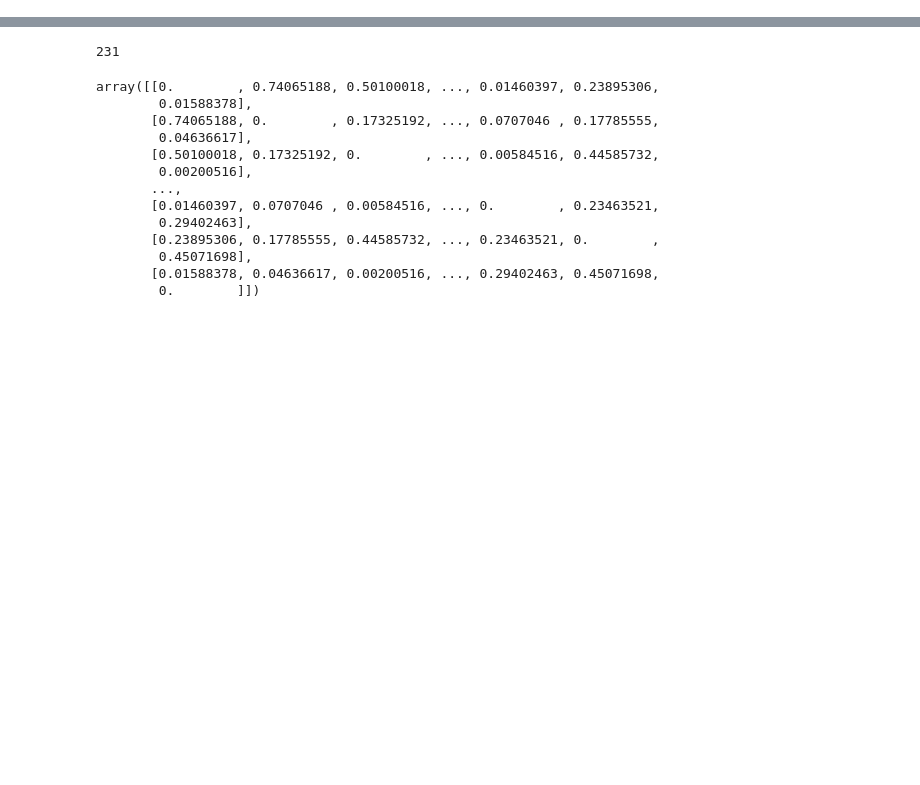
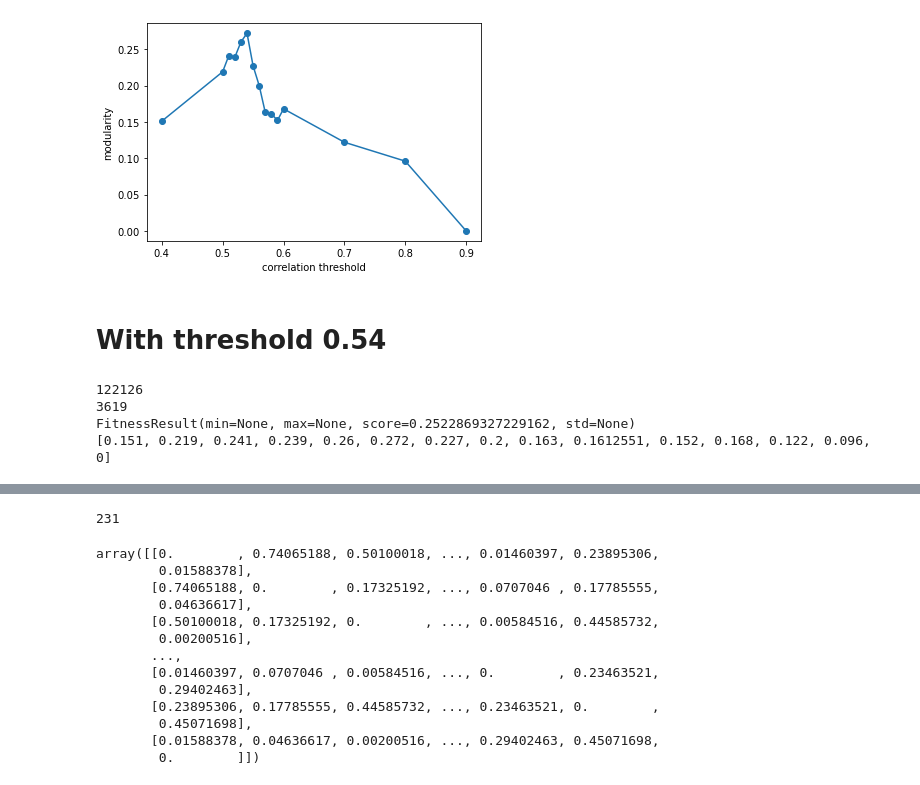
Before and after one commit to zcablii/Master_cancer_project, a Jupyter notebook: Gene_Network.ipynb, the cells around one changed output, grey strips where cells are left out. Drawn from its saved outputs; the diff is of its cells as text; code cells hidden in the pictures; blank space fills up the shorter version.

```diff
--- a/Gene_Network.ipynb
+++ b/Gene_Network.ipynb
@@ -34,0 +212,46 @@ filterd_data = 'C:\\Users\\bird\Desktop\\cancer_project_github\\cancer_data\\fil
+# %%
+# 0.3 :1640970 4803
+# 0.4 :573764 4745 FitnessResult(min=None, max=None, score=0.15127569396624832, std=None)
+# 0.5 :188522 4071 FitnessResult(min=None, max=None, score=0.21970101429567895, std=None)
+# 0.51 169098 3979 FitnessResult(min=None, max=None, score=0.2417357284473682, std=None)
+# 0.52 151640 3857 FitnessResult(min=None, max=None, score=0.23993355514312, std=None)
+# 0.53 135967 3748 FitnessResult(min=None, max=None, score=0.2605213196686659, std=None)
+# 0.54 122126 3619 FitnessResult(min=None, max=None, score=0.2722639799519779, std=None) 2886 nodes
+# 0.55 109703 3491 FitnessResult(min=None, max=None, score=0.22737862230893824, std=None)
+# 0.56 98622 3379 FitnessResult(min=None, max=None, score=0.20021895254010327, std=None)
+# 0.57 88759 3269 FitnessResult(min=None, max=None, score=0.1638006893246137, std=None)
+# 0.58 79930 3133 FitnessResult(min=None, max=None, score=0.1612551610240643, std=None)
+# 0.59 71876 3006 FitnessResult(min=None, max=None, score=0.15252955357608233, std=None)
+# 0.6 :64496 2886FitnessResult(min=None, max=None, score=0.16896384714919208, std=None)
+# 0.7 :21395 1553 FitnessResult(min=None, max=None, score=0.12196361112524495, std=None)
+# 0.8 :4460 664 FitnessResult(min=None, max=None, score=0.0964465467565242, std=None)
+# 0.9 :172 116 FitnessResult(min=None, max=None, score=0.0, std=None)
+
+thresholds_list = [0.4,0.5,0.51,0.52,0.53,0.54,0.55,0.56,0.57,0.58,0.59,0.6,0.7,0.8,0.9]
+modularities = [0.151,0.219,0.241,0.239, 0.260, 0.272, 0.227, 0.200,0.163,0.1612551,0.152,0.168,0.122,0.096,0]
+
+plt.figure()
+plt.xlabel('correlation threshold')
+plt.ylabel('modularity')
+plt.plot(thresholds_list, modularities)
+plt.scatter(thresholds_list, modularities)
+plt.show()
+# %% [output]
+[figure, added]
+# %% [markdown]
+# With threshold 0.54
+# %%
+df = pd.read_csv(filterd_data).drop(columns = ['ID'])
+correlations = np.corrcoef(df, df)[:4803, :4803]
+
+thre = 0.54
+G = const_net(correlations, thre)
+print(G.number_of_nodes())
+com = algorithms.demon(G, min_com_size=50, epsilon=0.25) # works
+m = com.link_modularity()
+print(m)
+# %% [output]
+122126
+3619
+FitnessResult(min=None, max=None, score=0.2522869327229162, std=None)
+[0.151, 0.219, 0.241, 0.239, 0.26, 0.272, 0.227, 0.2, 0.163, 0.1612551, 0.152, 0.168, 0.122, 0.096, 0]
```
Also changed, not shown: parts of 21 cells of this notebook, 1 other file.
